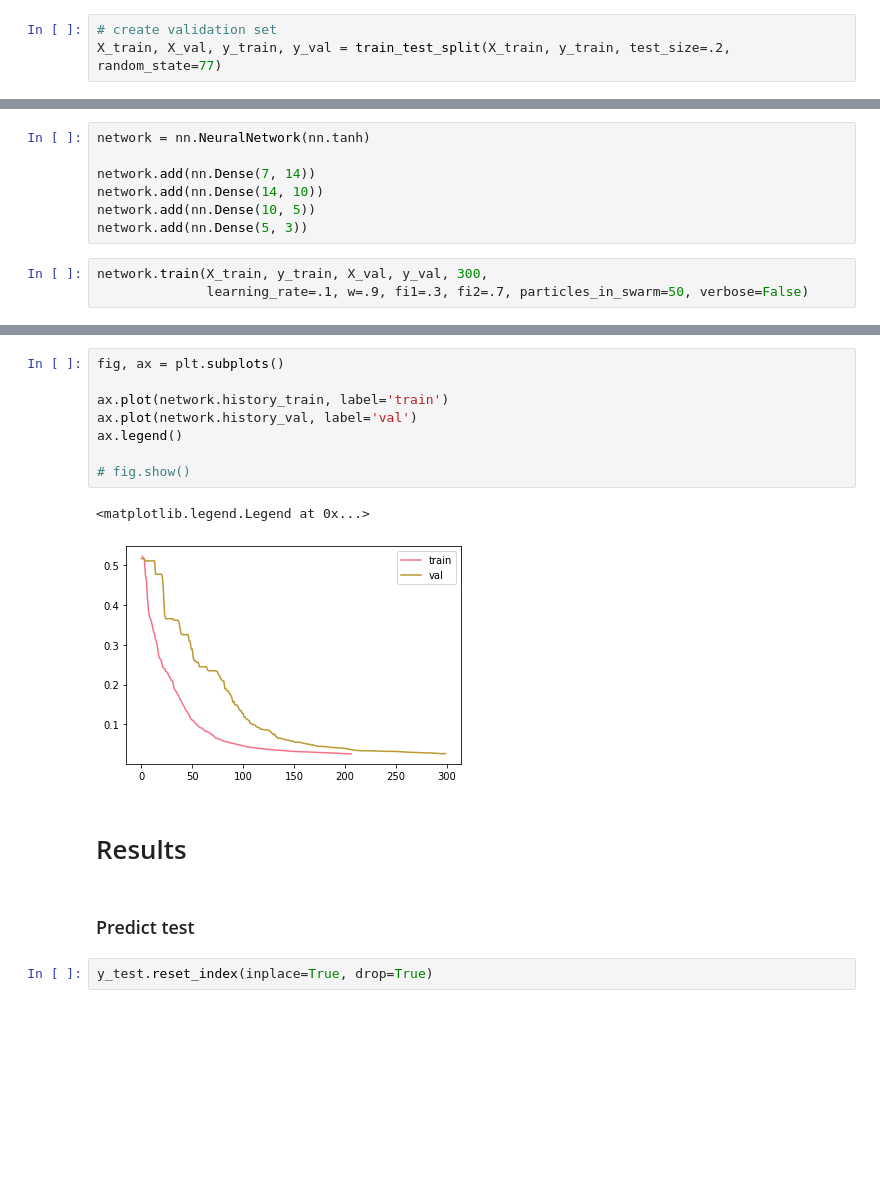
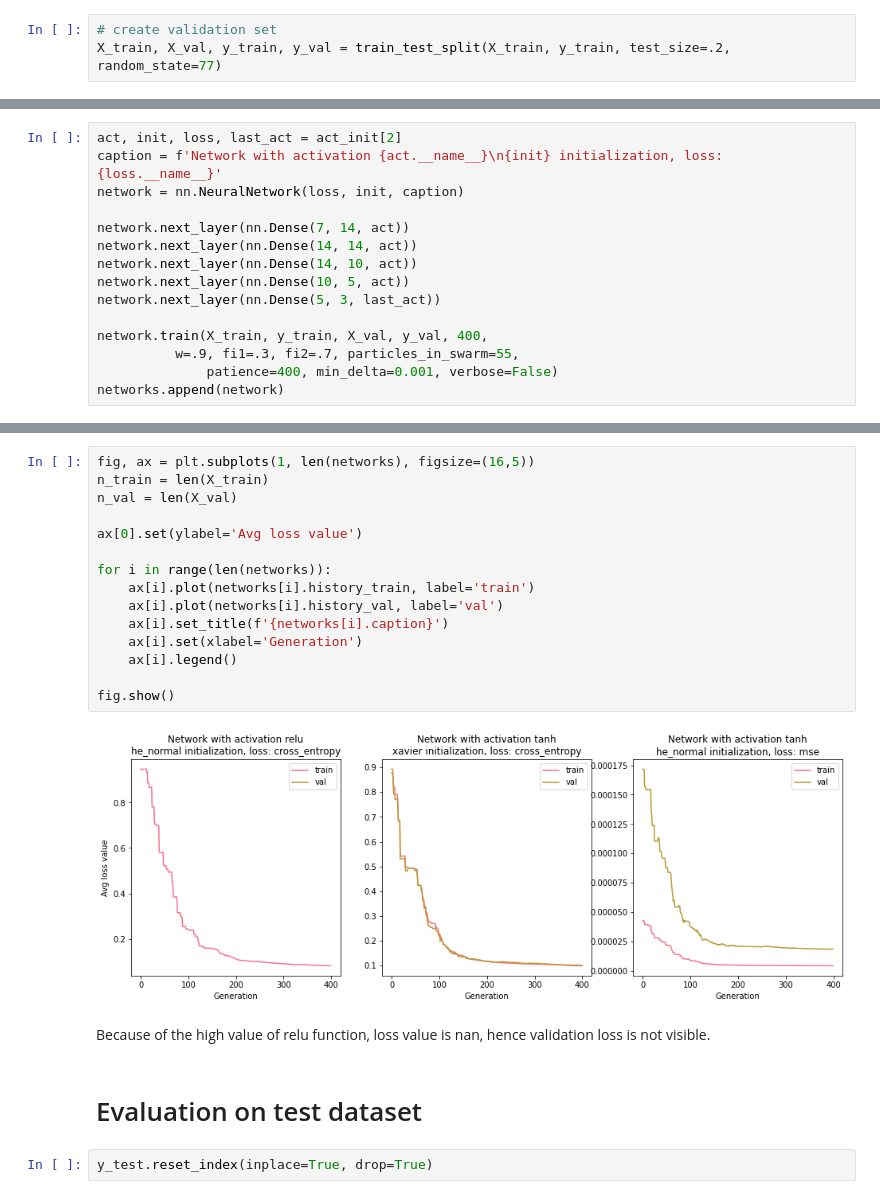
Before and after one commit to Mik-Grzeg/Sdss-Object-Classification, a Jupyter notebook: Sdss_classifier.ipynb, the cells around one changed output, grey strips where cells are left out. Drawn from its saved outputs; the diff is of its cells as text; blank space fills up the shorter version.

Commit message:
Changing forward propagation implementation, adding relu and softmax activations and cross-entropy as loss. Comparison of different combinations of activation and loss functions.

```diff
--- a/Sdss_classifier.ipynb
+++ b/Sdss_classifier.ipynb
@@ -258,10 +258,0 @@ X_train, X_val, y_train, y_val = train_test_split(X_train, y_train, test_size=.2
-# %%
-network = nn.NeuralNetwork(nn.tanh)
-
-network.add(nn.Dense(7, 14))
-network.add(nn.Dense(14, 10))
-network.add(nn.Dense(10, 5))
-network.add(nn.Dense(5, 3))
-# %%
-network.train(X_train, y_train, X_val, y_val, 300,
-              learning_rate=.1, w=.9, fi1=.3, fi2=.7, particles_in_swarm=50, verbose=False)
@@ -275,0 +297,15 @@ Training time: 3270.93s
+# %%
+act, init, loss, last_act = act_init[2]
+caption = f'Network with activation {act.__name__}\n{init} initialization, loss: {loss.__name__}'
+network = nn.NeuralNetwork(loss, init, caption)
+
+network.next_layer(nn.Dense(7, 14, act))
+network.next_layer(nn.Dense(14, 14, act))
+network.next_layer(nn.Dense(14, 10, act))
+network.next_layer(nn.Dense(10, 5, act))
+network.next_layer(nn.Dense(5, 3, last_act))
+
+network.train(X_train, y_train, X_val, y_val, 400,
+          w=.9, fi1=.3, fi2=.7, particles_in_swarm=55,
+              patience=400, min_delta=0.001, verbose=False)
+networks.append(network)
@@ -276,18 +324,24 @@ Training time: 3270.93s
 # %%
-fig, ax = plt.subplots()
+fig, ax = plt.subplots(1, len(networks), figsize=(16,5))
+n_train = len(X_train)
+n_val = len(X_val)
 
-ax.plot(network.history_train, label='train')
-ax.plot(network.history_val, label='val')
-ax.legend()
+ax[0].set(ylabel='Avg loss value')
 
-# fig.show()
+for i in range(len(networks)):
+    ax[i].plot(networks[i].history_train, label='train')
+    ax[i].plot(networks[i].history_val, label='val')
+    ax[i].set_title(f'{networks[i].caption}')
+    ax[i].set(xlabel='Generation')
+    ax[i].legend()
+
+fig.show()
 # %% [output]
-<matplotlib.legend.Legend at 0x...>
-[figure, old version]
+[figure, new version]
-# %% [markdown]
-# Results
+# %% [markdown]
+Because of the high value of relu function, loss value is nan, hence validation loss is not visible.
 # %% [markdown]
-### Predict test
+# Evaluation on test dataset
 # %%
 y_test.reset_index(inplace=True, drop=True)
 # %%
```
Also changed, not shown: parts of 14 cells of this notebook, 1 other file.
